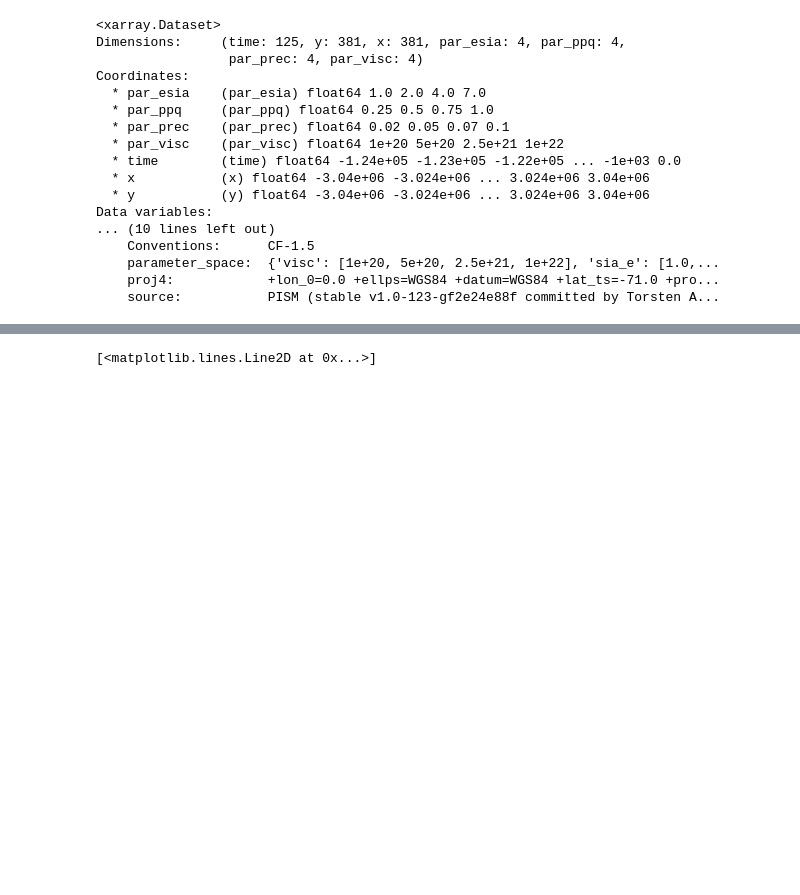
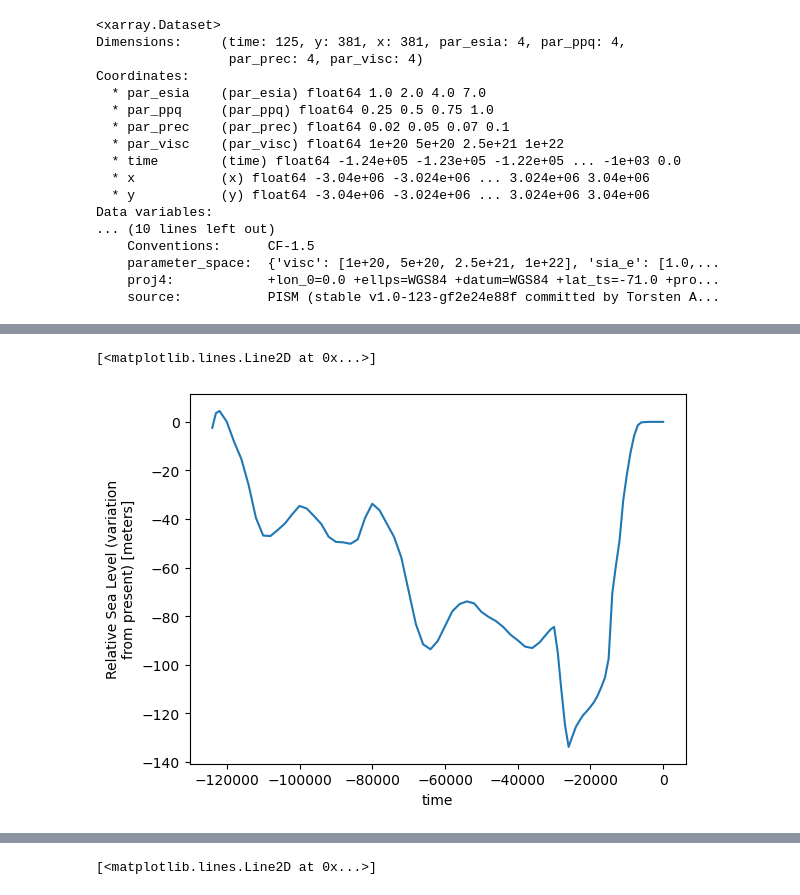
Before and after one commit to glugeorge/ML_2022_project, a Jupyter notebook: explore_data.ipynb, the cells around one changed output, grey strips where cells are left out. Cells and saved outputs as stored; diff of their text form; code cells hidden in the pictures; blank space fills up the shorter version.

```diff
--- a/explore_data.ipynb
+++ b/explore_data.ipynb
@@ -153,0 +131,6 @@ Interpolating forcing
+# %%
+sl_forcing_interp = sl_forcing.interp(time=snapshots.time)
+sl_forcing_interp.delta_SL.plot()
+# %% [output]
+[<matplotlib.lines.Line2D at 0x...>]
+[figure, added]
```
Also changed, not shown: parts of 32 cells of this notebook, 7 other files.
